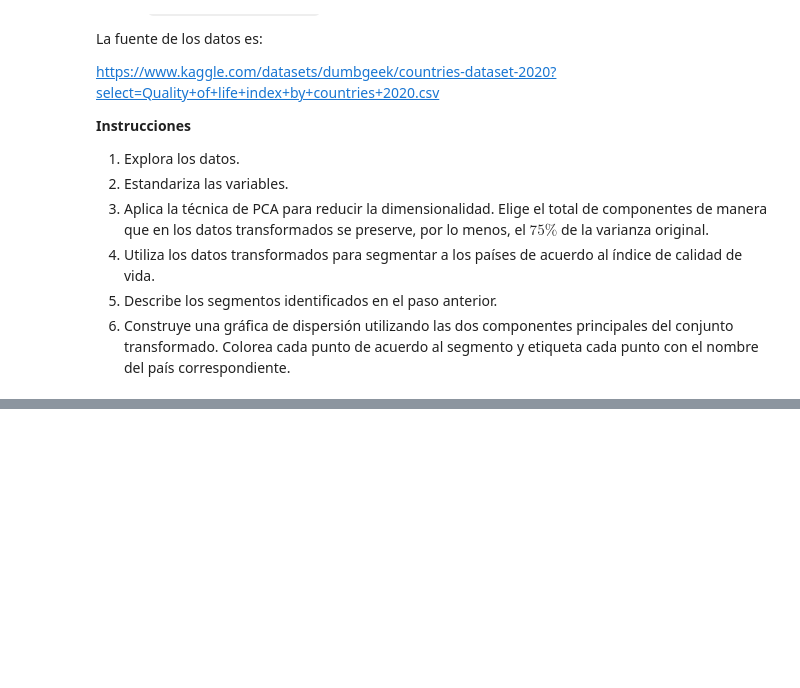
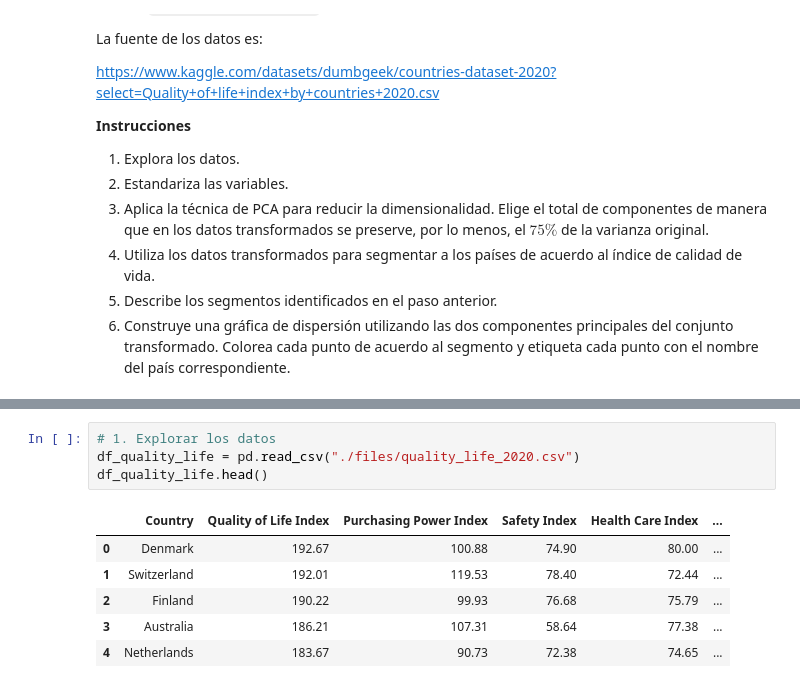
Before and after one commit to marcosd59/ID0310-MINERIA_DE_DATOS, a Jupyter notebook: Parcial 1/Actividad #3 - PCA Analisis de Componentes Principales.ipynb, the cells around one changed output, grey strips where cells are left out. Drawn from its saved outputs; the diff is of its cells as text; blank space fills up the shorter version.

```diff
--- a/Parcial 1/Actividad #3 - PCA Analisis de Componentes Principales.ipynb
+++ b/Parcial 1/Actividad #3 - PCA Analisis de Componentes Principales.ipynb
@@ -247,0 +255,11 @@ https://www.kaggle.com/datasets/dumbgeek/countries-dataset-2020?select=Quality+o
+# %%
+# 1. Explorar los datos
+df_quality_life = pd.read_csv("./files/quality_life_2020.csv")
+df_quality_life.head()
+# %% [output]
+|  | Country | Quality of Life Index | Purchasing Power Index | Safety Index | Health Care Index | ... |
+| 0 | Denmark | 192.67 | 100.88 | 74.90 | 80.00 | ... |
+| 1 | Switzerland | 192.01 | 119.53 | 78.40 | 72.44 | ... |
+| 2 | Finland | 190.22 | 99.93 | 76.68 | 75.79 | ... |
+| 3 | Australia | 186.21 | 107.31 | 58.64 | 77.38 | ... |
+| 4 | Netherlands | 183.67 | 90.73 | 72.38 | 74.65 | ... |
```
Also changed, not shown: parts of 11 cells of this notebook.
